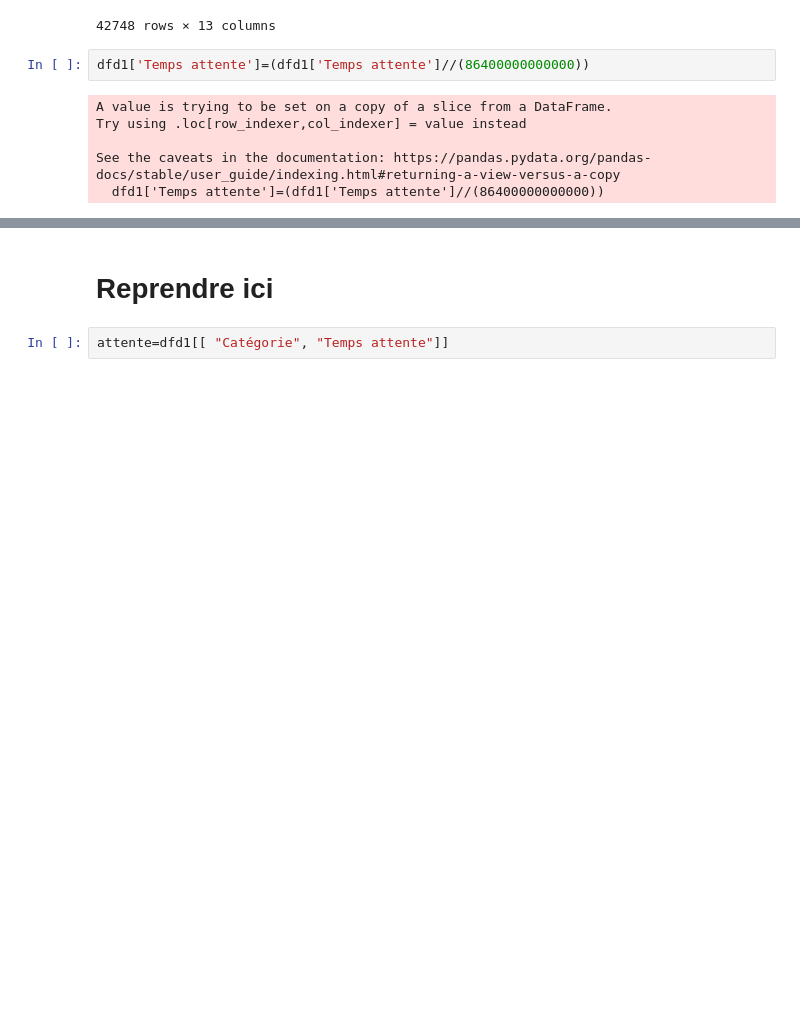
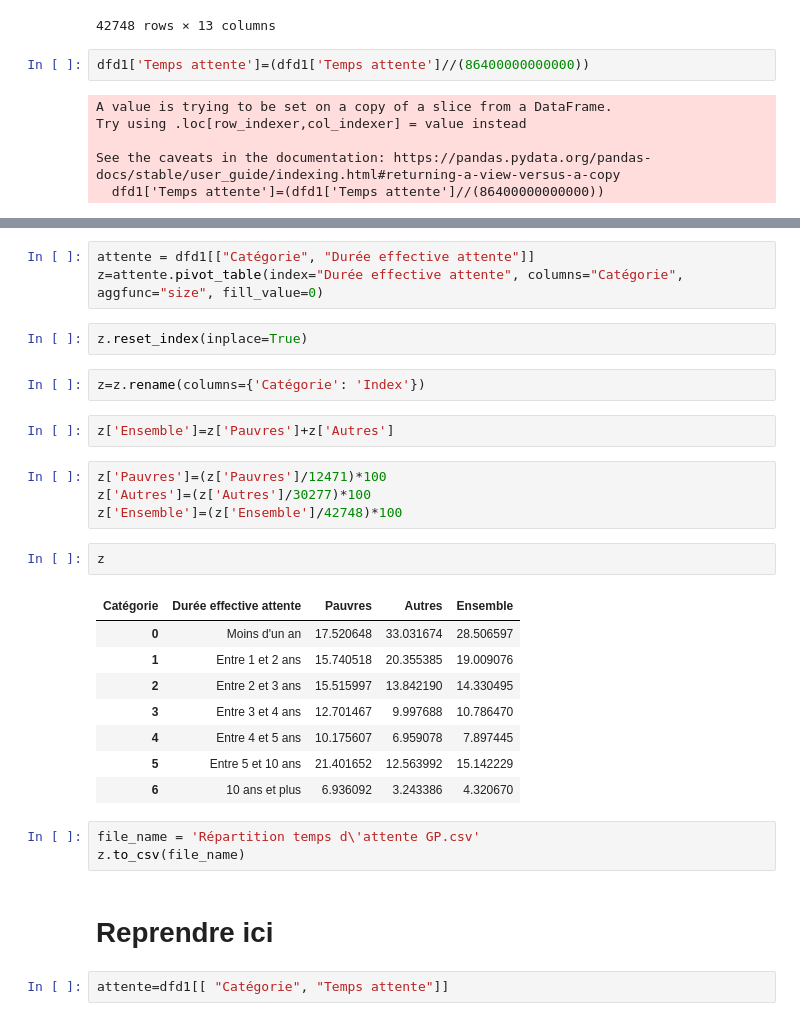
Before and after one commit to cmllbll/Social-Housing-in-France, a Jupyter notebook: Temps d'attente.ipynb, the cells around one changed output, grey strips where cells are left out. Cells and saved outputs as stored; diff of their text form; blank space fills up the shorter version.

Commit message:
Temps d'attente

```diff
--- a/Temps d'attente.ipynb
+++ b/Temps d'attente.ipynb
@@ -497,3 +541,30 @@ dfd1['Durée effective attente']=pd.cut(dfd1['Temps attente'], [0, 365, 730, 109
+# %%
+attente = dfd1[["Catégorie", "Durée effective attente"]]
+z=attente.pivot_table(index="Durée effective attente", columns="Catégorie",  aggfunc="size", fill_value=0)
+# %%
+z.reset_index(inplace=True)
+# %%
+z=z.rename(columns={'Catégorie': 'Index'})
+# %%
+z['Ensemble']=z['Pauvres']+z['Autres']
+# %%
+z['Pauvres']=(z['Pauvres']/12471)*100
+z['Autres']=(z['Autres']/30277)*100
+z['Ensemble']=(z['Ensemble']/42748)*100
+# %%
+z
+# %% [output]
+| Catégorie | Durée effective attente | Pauvres | Autres | Ensemble |
+| 0 | Moins d'un an | 17.520648 | 33.031674 | 28.506597 |
+| 1 | Entre 1 et 2 ans | 15.740518 | 20.355385 | 19.009076 |
+| 2 | Entre 2 et 3 ans | 15.515997 | 13.842190 | 14.330495 |
+| 3 | Entre 3 et 4 ans | 12.701467 | 9.997688 | 10.786470 |
+| 4 | Entre 4 et 5 ans | 10.175607 | 6.959078 | 7.897445 |
+| 5 | Entre 5 et 10 ans | 21.401652 | 12.563992 | 15.142229 |
+| 6 | 10 ans et plus | 6.936092 | 3.243386 | 4.320670 |
+# %%
+file_name = 'Répartition temps d\'attente GP.csv'
+z.to_csv(file_name)
 # %% [markdown]
 # Reprendre ici
 # %%
```
Also changed, not shown: parts of 8 cells of this notebook.
